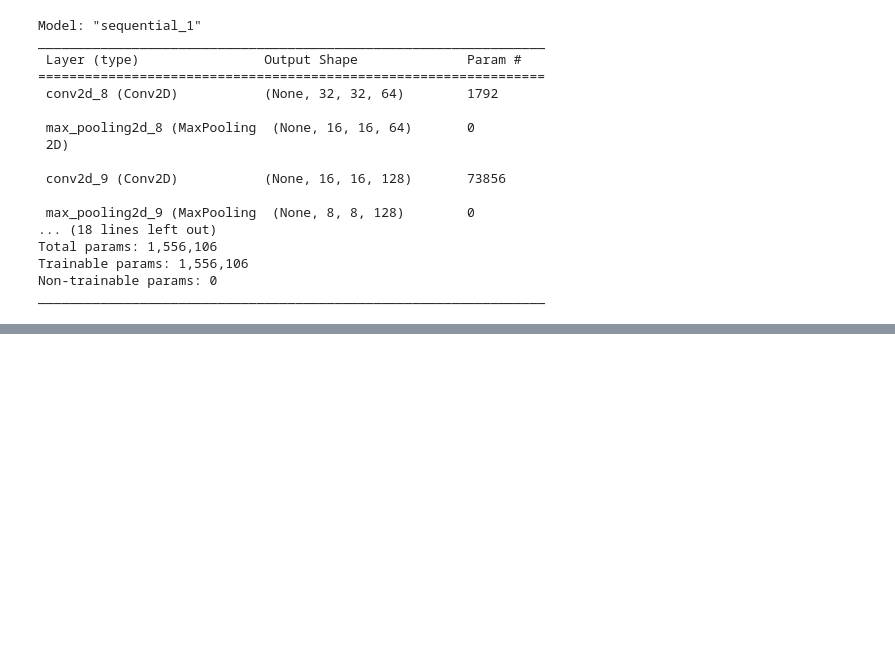
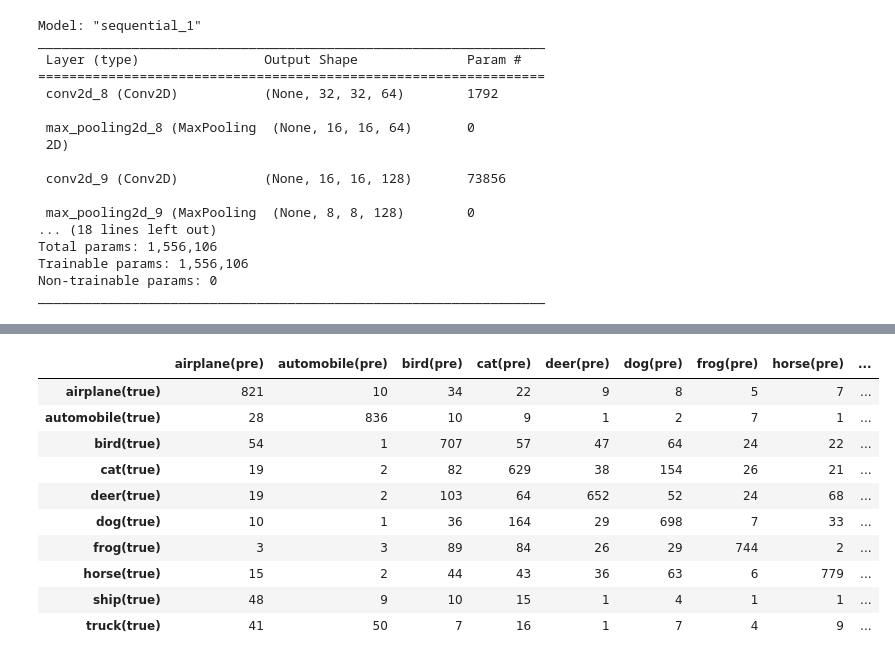
Before and after one commit to Elwing-Chou/ximen0703, a Jupyter notebook: cnn.ipynb, the cells around one changed output, grey strips where cells are left out. Drawn from its saved outputs; the diff is of its cells as text; code cells hidden in the pictures; blank space fills up the shorter version.

```diff
--- a/cnn.ipynb
+++ b/cnn.ipynb
@@ -148,0 +171,9 @@ Epoch 1/100
+# %%
+import pandas as pd
+from sklearn.metrics import confusion_matrix
+pre = model.predict(x_test_norm).argmax(axis=-1)
+mat = confusion_matrix(y_test, pre)
+pd.DataFrame(mat,
+      columns=["{}(pre)".format(trans[i]) for i in range(10)],
+      index=["{}(true)".format(trans[i]) for i in range(10)])
+# %% [output]
@@ -148,0 +181,11 @@ Epoch 1/100
+|  | airplane(pre) | automobile(pre) | bird(pre) | cat(pre) | deer(pre) | dog(pre) | frog(pre) | horse(pre) | ... |
+| airplane(true) | 821 | 10 | 34 | 22 | 9 | 8 | 5 | 7 | ... |
+| automobile(true) | 28 | 836 | 10 | 9 | 1 | 2 | 7 | 1 | ... |
+| bird(true) | 54 | 1 | 707 | 57 | 47 | 64 | 24 | 22 | ... |
+| cat(true) | 19 | 2 | 82 | 629 | 38 | 154 | 26 | 21 | ... |
+| deer(true) | 19 | 2 | 103 | 64 | 652 | 52 | 24 | 68 | ... |
+| dog(true) | 10 | 1 | 36 | 164 | 29 | 698 | 7 | 33 | ... |
+| frog(true) | 3 | 3 | 89 | 84 | 26 | 29 | 744 | 2 | ... |
+| horse(true) | 15 | 2 | 44 | 43 | 36 | 63 | 6 | 779 | ... |
+| ship(true) | 48 | 9 | 10 | 15 | 1 | 4 | 1 | 1 | ... |
+| truck(true) | 41 | 50 | 7 | 16 | 1 | 7 | 4 | 9 | ... |
```
Also changed, not shown: parts of 4 cells of this notebook.
